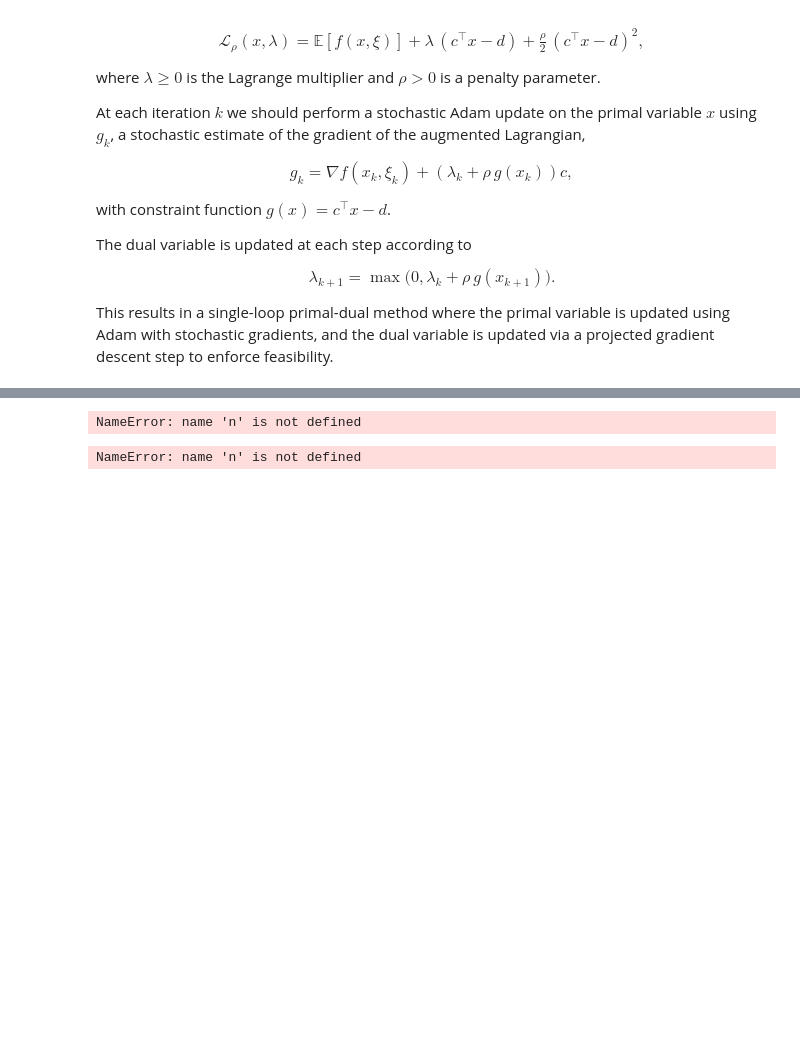
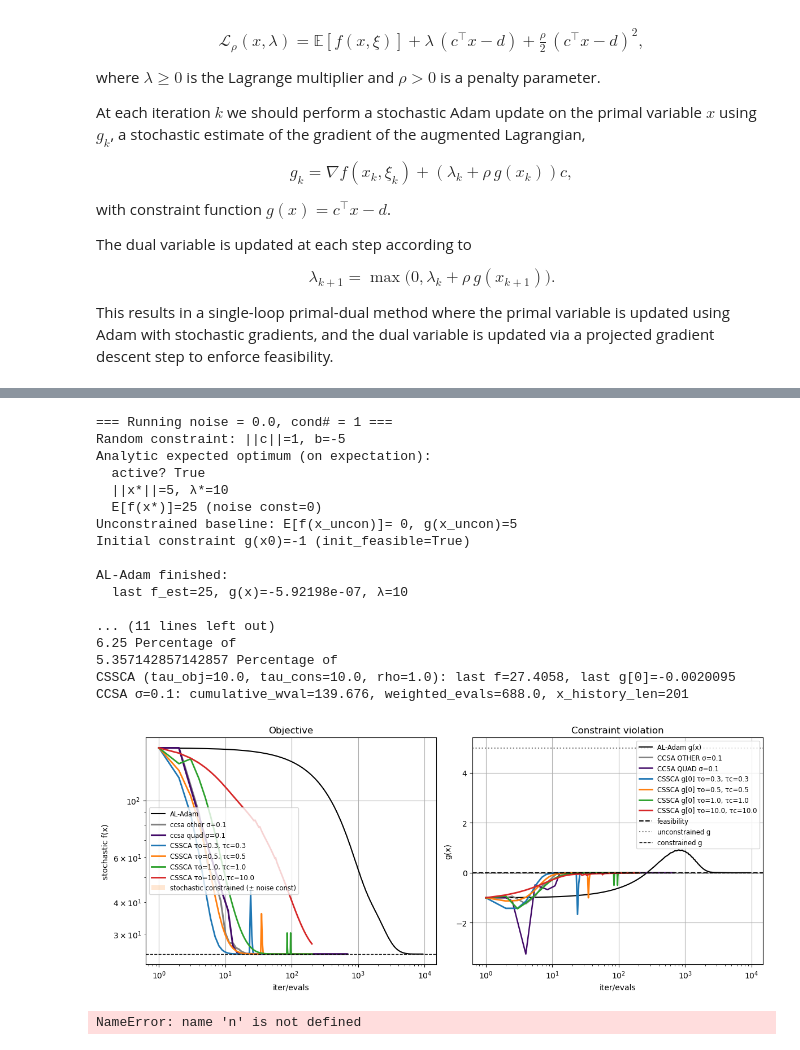
Before and after one commit to tonioeltopoquegira/Stochastic-CCSA, a Jupyter notebook: custom-adaptive-ccsa.ipynb, the cells around one changed output, grey strips where cells are left out. Drawn from its saved outputs; the diff is of its cells as text; code cells hidden in the pictures; blank space fills up the shorter version.

```diff
--- a/custom-adaptive-ccsa.ipynb
+++ b/custom-adaptive-ccsa.ipynb
@@ -320,8 +311,7 @@ import nlopt
 
 import os, random
 
-from experiments import stoch_convex_con_exp
-
+from experiments.constrained_convex import stoch_convex_con_exp
 seed = 2
 
 active_constraint = True
@@ -391,36 +381,53 @@ ccsa_opt = CCSAOptimizer(
         )
 
 ccsa_quad = CCSAOptimizer(
             params=x0.copy(),    # initial point
             fun=None,                # single-call oracle (value+grad from same xi)
             g=None,
             rho_params=rho_params,
             sigma_params=sigma_params_run,
             bounds=None,
             rho_init=1.0,
             max_inner=5,
             df=None,   # let MMAOptimizer request grad via fun(..., grad=True)
             x0=x0.copy(),
             use_quadratic_surrogates=True
         )
 
 
 opt = nlopt.opt(nlopt.LD_MMA, n)
 opt.set_param("sigma_min", sigma_min)
 opt.set_param("inner_maxeval", 5)
 
 
 # Run experiments for the new implementation
-for noise in [0.01]:
-    for cond in [100]:
+for noise in [0.0]:
+    for cond in [1]:
         print(f"=== Running noise = {noise}, cond# = {cond} ===")
         stoch_convex_con_exp(ccsa_opt, ccsa_quad, opt, c=c, b=b, x0=x0, noise=noise, cond=cond, seed=seed, sigma_mins=[1e-1], maxiters_adam = 20000,
     mma_maxeval = 200,
     active_constraint = True,
     init_feasible =True,
     cssca_tau_obj=[0.3, 0.5, 1.0, 10.0], cssca_tau_cons=[0.3, 0.5, 1.0, 10.0])
 # %% [output]
-NameError: name 'n' is not defined
+=== Running noise = 0.0, cond# = 1 ===
+Random constraint: ||c||=1, b=-5
+Analytic expected optimum (on expectation):
+  active? True
+  ||x*||=5, λ*=10
+  E[f(x*)]=25 (noise const=0)
+Unconstrained baseline: E[f(x_uncon)]= 0, g(x_uncon)=5
+Initial constraint g(x0)=-1 (init_feasible=True)
+
+AL-Adam finished:
+  last f_est=25, g(x)=-5.92198e-07, λ=10
+
+... (11 lines left out)
+6.25 Percentage of
+5.357142857142857 Percentage of
+CSSCA (tau_obj=10.0, tau_cons=10.0, rho=1.0): last f=27.4058, last g[0]=-0.0020095
+CCSA σ=0.1: cumulative_wval=139.676, weighted_evals=688.0, x_history_len=201
+[figure, added]
 # %%
 import numpy as np
 import torch
```
Also changed, not shown: parts of 5 cells of this notebook, 3 other files.
